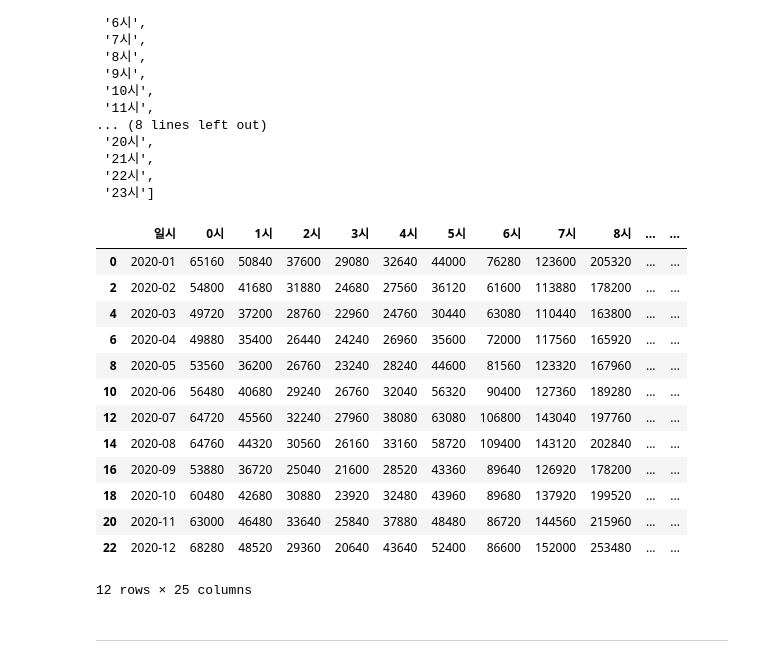
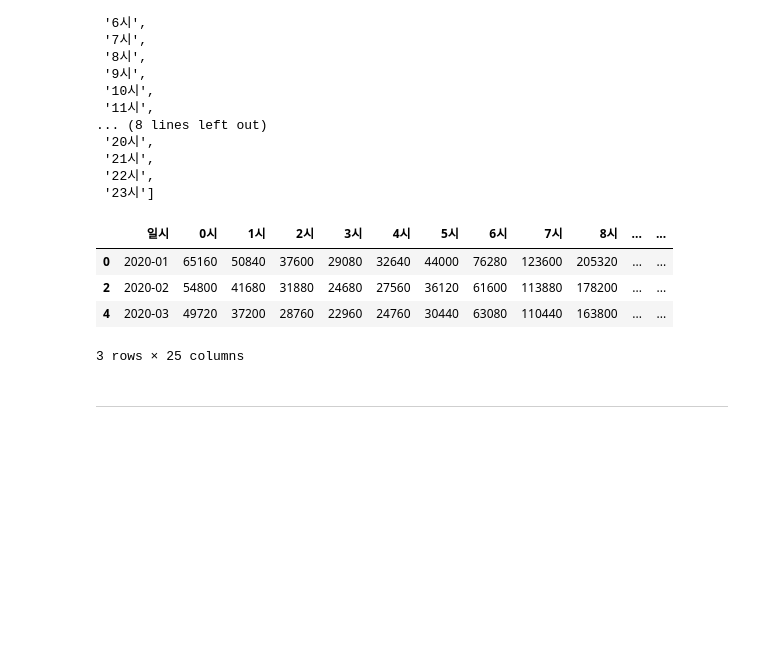
Before and after one commit to Woorim-lee/KDT_first_project, a Jupyter notebook: EV_car_notebook.ipynb, the cells around one changed output. Saved outputs shown, nothing was run; the diff lists cells and outputs as text; code cells hidden in the pictures; blank space fills up the shorter version.

```diff
--- a/EV_car_notebook.ipynb
+++ b/EV_car_notebook.ipynb
@@ -17,5 +20,5 @@ matplotlib.rc("axes", unicode_minus=False)
 # %%
-year2020 = pd.read_csv('Downloads/한국전력공사_EV시간대별 충전부하_20201230.csv', encoding='euc-kr')
+year2020 = pd.read_csv('~/Downloads/한국전력공사_EV시간대별 충전부하_20201230.csv', encoding='euc-kr')
 year2020.head(4)
 # %% [output]
 |  | 일시 | 급속/완속 | 0시 | 1시 | 2시 | 3시 | 4시 | 5시 | 6시 | 7시 | ... | ... |
@@ -123,22 +126,13 @@ time
  '22시',
  '23시']
 # %%
-fast
+fast.head(3)
 # %% [output]
 |  | 일시 | 0시 | 1시 | 2시 | 3시 | 4시 | 5시 | 6시 | 7시 | 8시 | ... | ... |
 | 0 | 2020-01 | 65160 | 50840 | 37600 | 29080 | 32640 | 44000 | 76280 | 123600 | 205320 | ... | ... |
 | 2 | 2020-02 | 54800 | 41680 | 31880 | 24680 | 27560 | 36120 | 61600 | 113880 | 178200 | ... | ... |
 | 4 | 2020-03 | 49720 | 37200 | 28760 | 22960 | 24760 | 30440 | 63080 | 110440 | 163800 | ... | ... |
-| 6 | 2020-04 | 49880 | 35400 | 26440 | 24240 | 26960 | 35600 | 72000 | 117560 | 165920 | ... | ... |
-| 8 | 2020-05 | 53560 | 36200 | 26760 | 23240 | 28240 | 44600 | 81560 | 123320 | 167960 | ... | ... |
-| 10 | 2020-06 | 56480 | 40680 | 29240 | 26760 | 32040 | 56320 | 90400 | 127360 | 189280 | ... | ... |
-| 12 | 2020-07 | 64720 | 45560 | 32240 | 27960 | 38080 | 63080 | 106800 | 143040 | 197760 | ... | ... |
-| 14 | 2020-08 | 64760 | 44320 | 30560 | 26160 | 33160 | 58720 | 109400 | 143120 | 202840 | ... | ... |
-| 16 | 2020-09 | 53880 | 36720 | 25040 | 21600 | 28520 | 43360 | 89640 | 126920 | 178200 | ... | ... |
-| 18 | 2020-10 | 60480 | 42680 | 30880 | 23920 | 32480 | 43960 | 89680 | 137920 | 199520 | ... | ... |
-| 20 | 2020-11 | 63000 | 46480 | 33640 | 25840 | 37880 | 48480 | 86720 | 144560 | 215960 | ... | ... |
-| 22 | 2020-12 | 68280 | 48520 | 29360 | 20640 | 43640 | 52400 | 86600 | 152000 | 253480 | ... | ... |
-12 rows × 25 columns
+3 rows × 25 columns
 # %%
 fast_1 = fast.iloc[0,1:].to_list()
 fast_2 = fast.iloc[1,1:].to_list()
```
Also changed, not shown: parts of 21 cells of this notebook.
